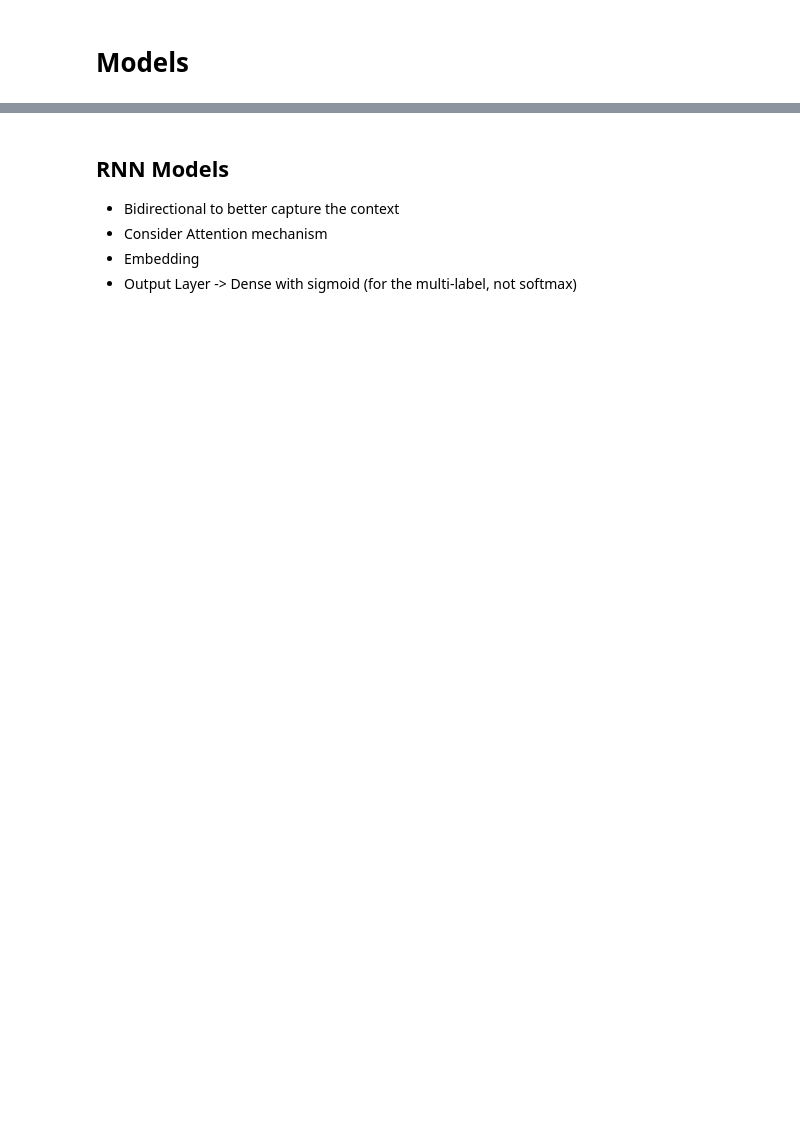
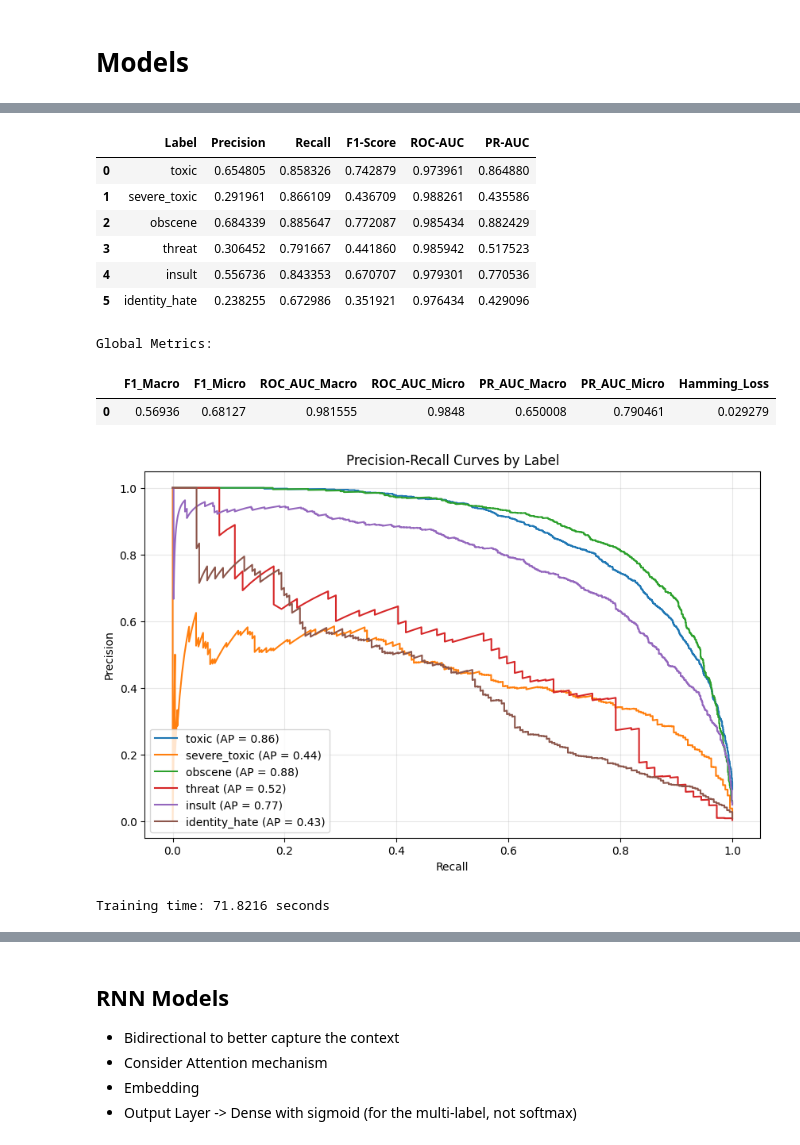
Before and after one commit to mattiacoltro/data-science-portfolio, a Jupyter notebook: [Data Science] anti-hater-filter/anti-hater-filter.ipynb, the cells around one changed output, grey strips where cells are left out. Drawn from its saved outputs; the diff is of its cells as text; code cells hidden in the pictures; blank space fills up the shorter version.

```diff
--- a/[Data Science] anti-hater-filter/anti-hater-filter.ipynb
+++ b/[Data Science] anti-hater-filter/anti-hater-filter.ipynb
@@ -319,0 +848,16 @@ Logistic Regression multi-label
+# %%
+def plot_pr_curves(y_true, y_proba, label_names, figsize=(10, 7)):
+    plt.figure(figsize=figsize)
+
+    for i, name in enumerate(label_names):
+        precision, recall, _ = precision_recall_curve(y_true[:, i], y_proba[:, i])
+        ap_score = average_precision_score(y_true[:, i], y_proba[:, i])
+
+        plt.plot(recall, precision, label=f'{name} (AP = {ap_score:.2f})')
+
+    plt.xlabel('Recall')
+    plt.ylabel('Precision')
+    plt.title('Precision-Recall Curves by Label')
+    plt.legend(loc='best')
+    plt.grid(alpha=0.3)
+    plt.show()
@@ -319,0 +910,50 @@ Logistic Regression multi-label
+# %%
+vectorizer = TfidfVectorizer(
+            max_features=50000,
+            ngram_range=(1,2),
+            min_df=2,
+            max_df=0.95,
+            sublinear_tf=True,
+            strip_accents='unicode',
+            analyzer='word',
+            token_pattern=r'\w+',
+            lowercase=True
+        )
+lr = LogisticRegression(
+            max_iter=1000,
+            C=1.0,
+            solver='lbfgs',
+            class_weight='balanced',
+            random_state=42,
+            verbose=1
+        )
+multi_label_lr = MultiOutputClassifier(lr, n_jobs=-1)
+
+start_time = time.time()
+cleaned_texts = [preprocessor.clean_text(text) for text in X_train]
+X_tfidf = vectorizer.fit_transform(cleaned_texts)
+X_tfidf_test = vectorizer.transform([preprocessor.clean_text(text) for text in X_test])
+
+multi_label_lr.fit(X_tfidf, y_train)
+
+y_pred = multi_label_lr.predict(X_tfidf_test)
+y_proba = multi_label_lr.predict_proba(X_tfidf_test)
+end_time = time.time()
+labels = labels_df.columns.tolist()
+y_proba_consistent = np.column_stack([label_proba[:, 1] for label_proba in y_proba])
+
+# 1. Analisi granulare
+labels_metrics = get_per_label_metrics(y_test, y_pred, y_proba_consistent, labels)
+display(labels_metrics)
+
+# 2. Analisi globale
+global_metrics = get_global_metrics(y_test, y_pred, y_proba_consistent)
+print("\nGlobal Metrics:")
+display(pd.DataFrame(global_metrics, index=[0]))
+
+# 3. Visualizzazione
+plot_pr_curves(y_test, y_proba_consistent, labels, figsize=(10, 6))
+
+train_time = end_time - start_time
+print(f"Training time: {train_time:.4f} seconds")
+# %% [output]
@@ -319,0 +962,12 @@ Logistic Regression multi-label
+|  | Label | Precision | Recall | F1-Score | ROC-AUC | PR-AUC |
+| 0 | toxic | 0.654805 | 0.858326 | 0.742879 | 0.973961 | 0.864880 |
+| 1 | severe_toxic | 0.291961 | 0.866109 | 0.436709 | 0.988261 | 0.435586 |
+| 2 | obscene | 0.684339 | 0.885647 | 0.772087 | 0.985434 | 0.882429 |
+| 3 | threat | 0.306452 | 0.791667 | 0.441860 | 0.985942 | 0.517523 |
+| 4 | insult | 0.556736 | 0.843353 | 0.670707 | 0.979301 | 0.770536 |
+| 5 | identity_hate | 0.238255 | 0.672986 | 0.351921 | 0.976434 | 0.429096 |
+Global Metrics:
+|  | F1_Macro | F1_Micro | ROC_AUC_Macro | ROC_AUC_Micro | PR_AUC_Macro | PR_AUC_Micro | Hamming_Loss |
+| 0 | 0.56936 | 0.68127 | 0.981555 | 0.9848 | 0.650008 | 0.790461 | 0.029279 |
+[figure, added]
+Training time: 71.8216 seconds
```
Also changed, not shown: parts of 44 cells of this notebook.
